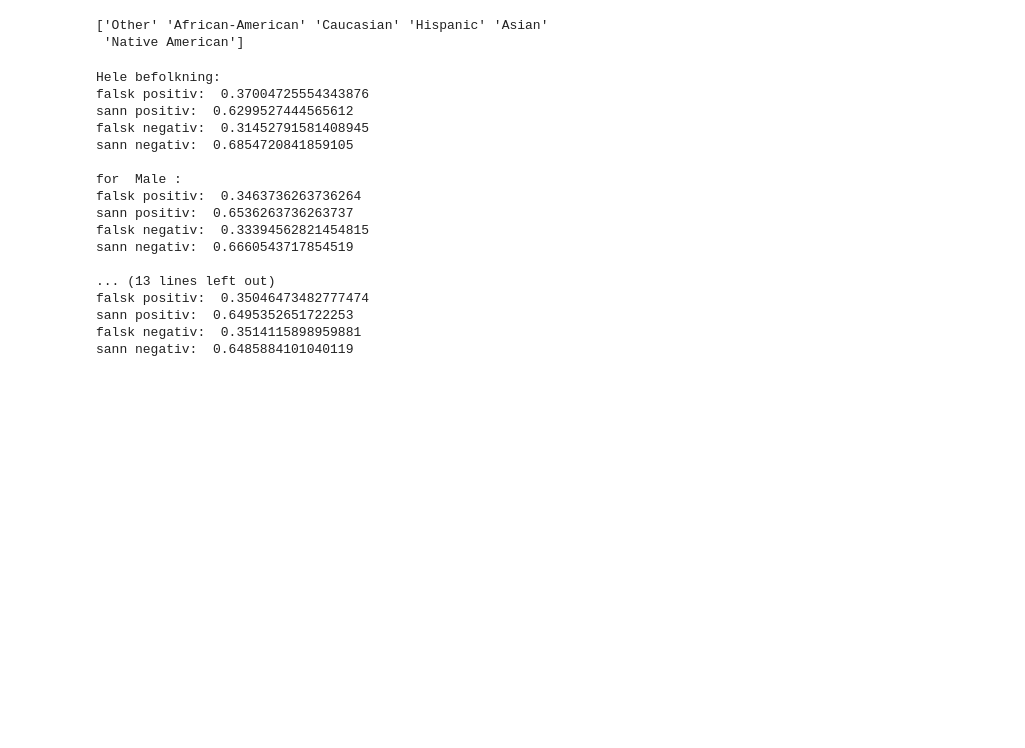
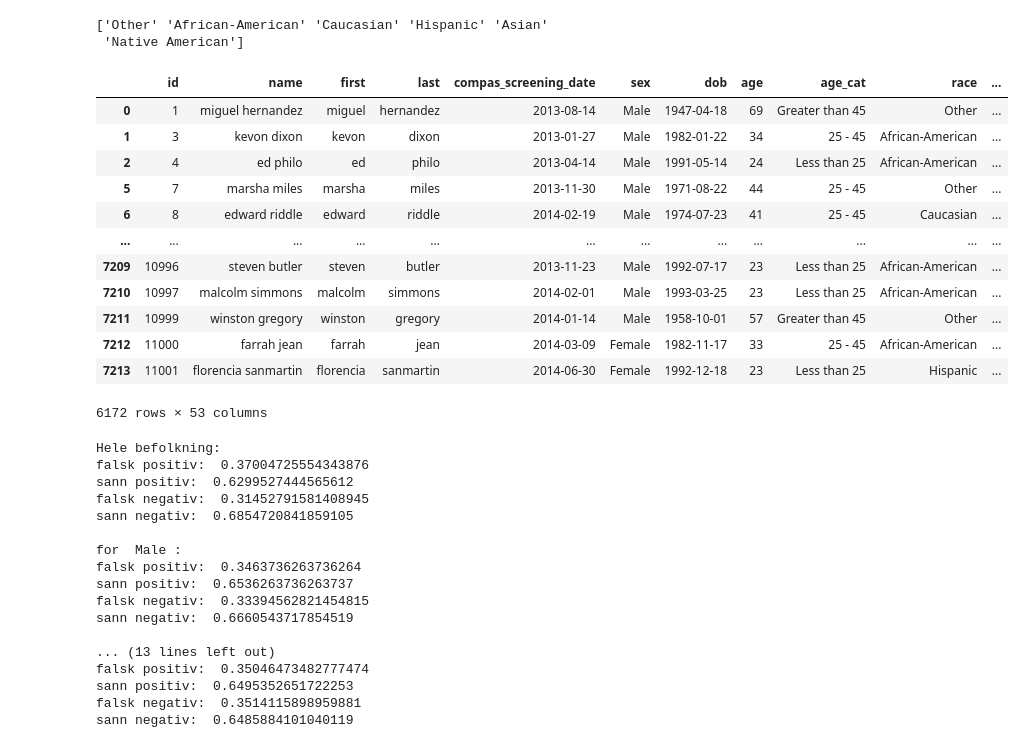
Before and after one commit to joska223/Prosjekt_1, a Jupyter notebook: Dataanalyse.ipynb, the cells around one changed output. Saved outputs shown, nothing was run; the diff lists cells and outputs as text; code cells hidden in the pictures; blank space fills up the shorter version.

```diff
--- a/Dataanalyse.ipynb
+++ b/Dataanalyse.ipynb
@@ -1,14 +1,28 @@
 # %%
 #a)
 import pandas as pd
 data = pd.read_csv("compas-scores-two-years.csv")
 data = data[data["days_b_screening_arrest"] <= 30]
 data = data[data["days_b_screening_arrest"] >= -30]
 #display(data.columns)
 print(data["race"].unique())
+display(data)
 # %% [output]
 ['Other' 'African-American' 'Caucasian' 'Hispanic' 'Asian'
  'Native American']
+|  | id | name | first | last | compas_screening_date | sex | dob | age | age_cat | race | ... |
+| 0 | 1 | miguel hernandez | miguel | hernandez | 2013-08-14 | Male | 1947-04-18 | 69 | Greater than 45 | Other | ... |
+| 1 | 3 | kevon dixon | kevon | dixon | 2013-01-27 | Male | 1982-01-22 | 34 | 25 - 45 | African-American | ... |
+| 2 | 4 | ed philo | ed | philo | 2013-04-14 | Male | 1991-05-14 | 24 | Less than 25 | African-American | ... |
+| 5 | 7 | marsha miles | marsha | miles | 2013-11-30 | Male | 1971-08-22 | 44 | 25 - 45 | Other | ... |
+| 6 | 8 | edward riddle | edward | riddle | 2014-02-19 | Male | 1974-07-23 | 41 | 25 - 45 | Caucasian | ... |
+| ... | ... | ... | ... | ... | ... | ... | ... | ... | ... | ... | ... |
+| 7209 | 10996 | steven butler | steven | butler | 2013-11-23 | Male | 1992-07-17 | 23 | Less than 25 | African-American | ... |
+| 7210 | 10997 | malcolm simmons | malcolm | simmons | 2014-02-01 | Male | 1993-03-25 | 23 | Less than 25 | African-American | ... |
+| 7211 | 10999 | winston gregory | winston | gregory | 2014-01-14 | Male | 1958-10-01 | 57 | Greater than 45 | Other | ... |
+| 7212 | 11000 | farrah jean | farrah | jean | 2014-03-09 | Female | 1982-11-17 | 33 | 25 - 45 | African-American | ... |
+| 7213 | 11001 | florencia sanmartin | florencia | sanmartin | 2014-06-30 | Female | 1992-12-18 | 23 | Less than 25 | Hispanic | ... |
+6172 rows × 53 columns
 # %%
 #b)
 def finn_sannsynligheter(data):
```
Also changed, not shown: parts of 1 cell of this notebook.
